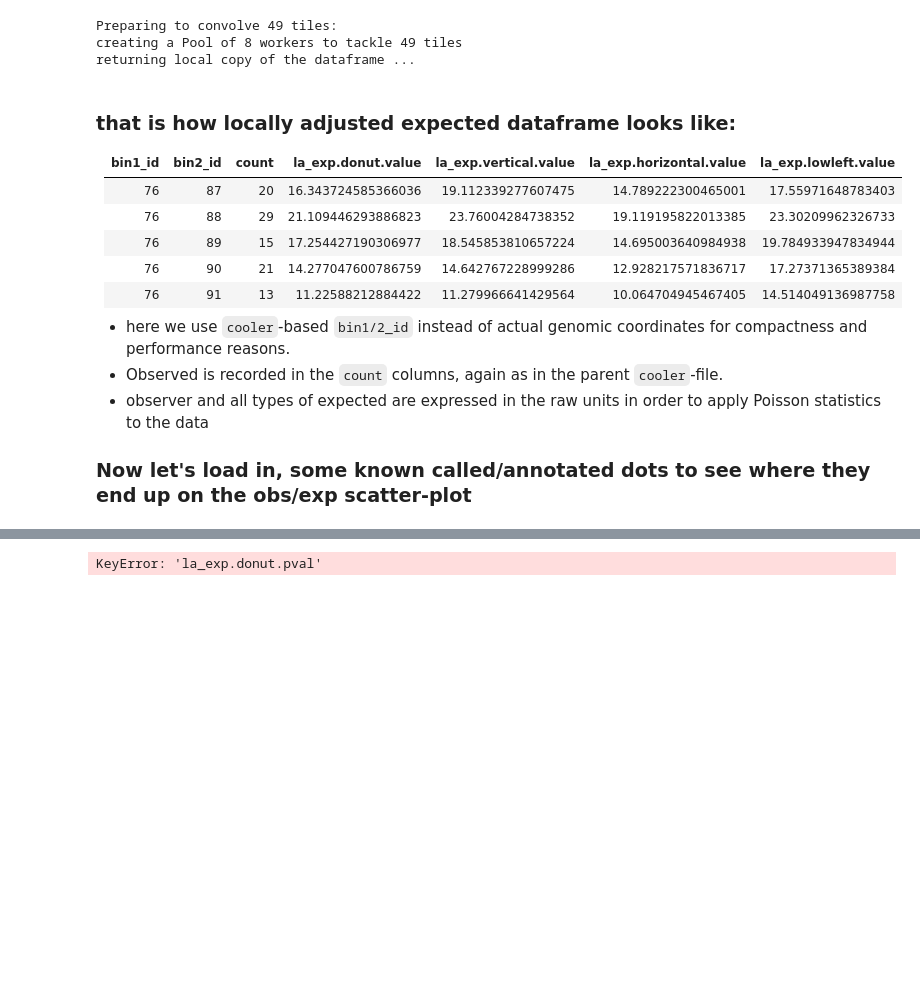
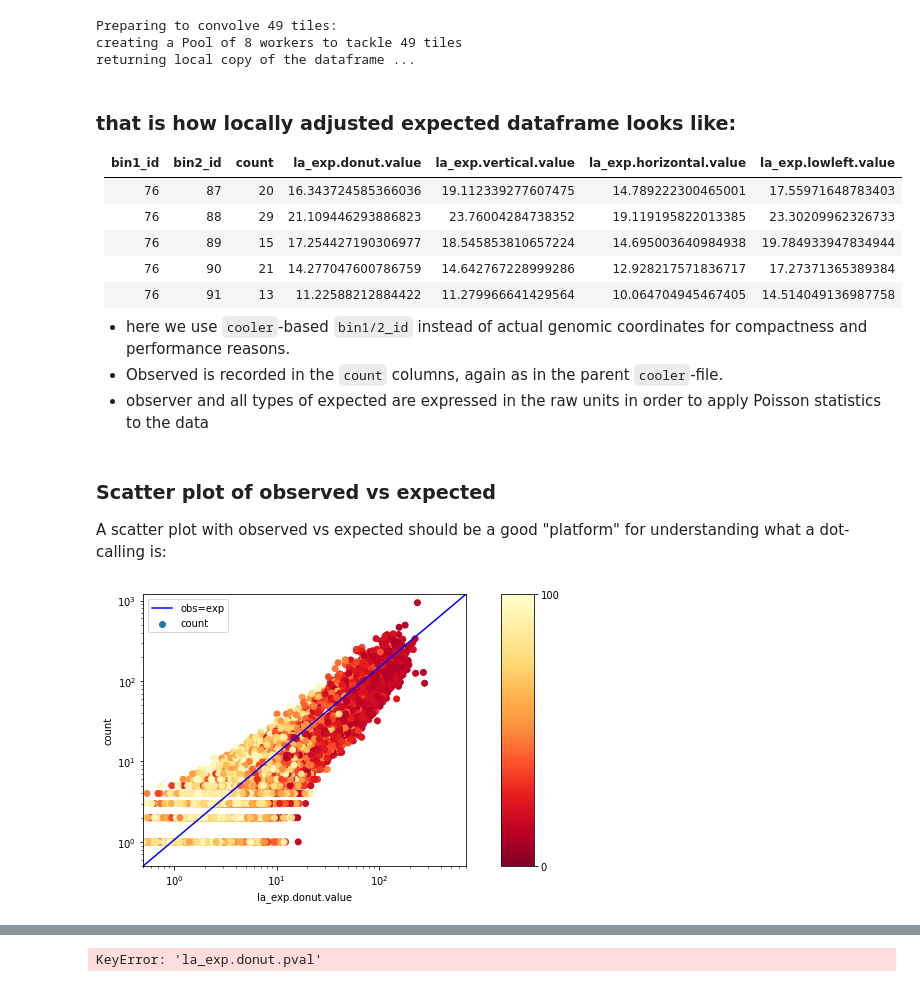
Before and after one commit to open2c/cooltools, a Jupyter notebook: doc/examples/dot-calling-internals.ipynb, the cells around one changed output, grey strips where cells are left out. Saved outputs shown, nothing was run; the diff lists cells and outputs as text; code cells hidden in the pictures; blank space fills up the shorter version.

```diff
--- a/doc/examples/dot-calling-internals.ipynb
+++ b/doc/examples/dot-calling-internals.ipynb
@@ -335,6 +340,65 @@ bin1_id|bin2_id|count|la_exp.donut.value|la_exp.vertical.value|la_exp.horizontal
  - here we use `cooler`-based `bin1/2_id` instead of actual genomic coordinates for compactness and performance reasons.
  - Observed is recorded in the `count` columns, again as in the parent `cooler`-file.
  - observer and all types of expected are expressed in the raw units in order to apply Poisson statistics to the data
-
-
-### Now let's load in, some known called/annotated dots to see where they end up on the obs/exp scatter-plot
+# %% [markdown]
+### Scatter plot of observed vs expected
+
+A scatter plot with observed vs expected should be a good "platform" for understanding what a dot-calling is:
+# %%
+def quick_obs_exp_scatter(data,
+                          axis,
+                          xlabel='la_exp.donut.value',
+                          ylabel='count'):
+    # obs exp
+    # the base scatter:
+    sct = axis.scatter(data[xlabel],
+                      data[ylabel],
+                      # color dots on the scatter by their genomic separation
+                      c=data['bin2_id']-data['bin1_id'],
+                      vmin=0,
+                      vmax = 100,
+                      cmap="YlOrRd_r")
+    # we can add a visual of the lambda-chunking grid on top of obs/exp scatter ...
+    # plt.vlines(ledges[1:-15],ymin=0.5,ymax=900,color='red')
+    axis.set_xscale('log')
+    axis.set_yscale('log')
+    # limits
+    axis.set_xlim(0.5,700)
+    axis.set_ylim(0.5,1200)
+    # labels
+    axis.set_ylabel(ylabel)
+    axis.set_xlabel(xlabel)
+    # return axes
+    return sct
+
+
+
+fig = plt.figure(figsize=(7,5))
+gs = plt.GridSpec(nrows=1,
+            ncols=2,
+            figure=fig,
+            width_ratios=[1,0.1])
+
+# we might consider "downsampling" la_exp dataframe in order to make obs/exp scatter plot less busy:
+data = la_exp.sample(frac=0.1)
+ax = plt.subplot(gs[0])
+sct = quick_obs_exp_scatter(data,ax)
+
+
+# y=x line to highlight the "enriched" pixels ...
+ax.plot(ax.get_xlim(),ax.get_ylim(),'b-',label='obs=exp')
+ax.legend(loc='best')
+
+# cbar
+cb = plt.colorbar(sct,cax=plt.subplot(gs[1]))
+cb.ax.get_yaxis().set_major_locator(ticker.MaxNLocator(1))
+# cb.ax.set_yticklabels(['Excluded from calculation','Included in calculations'])
+
+# enriched = data[data[ylabel]/data[xlabel]>1]
+# ax.scatter(enriched[xlabel],
+#             enriched[ylabel],
+#             s=80,
+#             facecolors='none',
+#             edgecolors='b')
+# %% [output]
+[figure, added]
```
Also changed, not shown: parts of 13 cells of this notebook.
